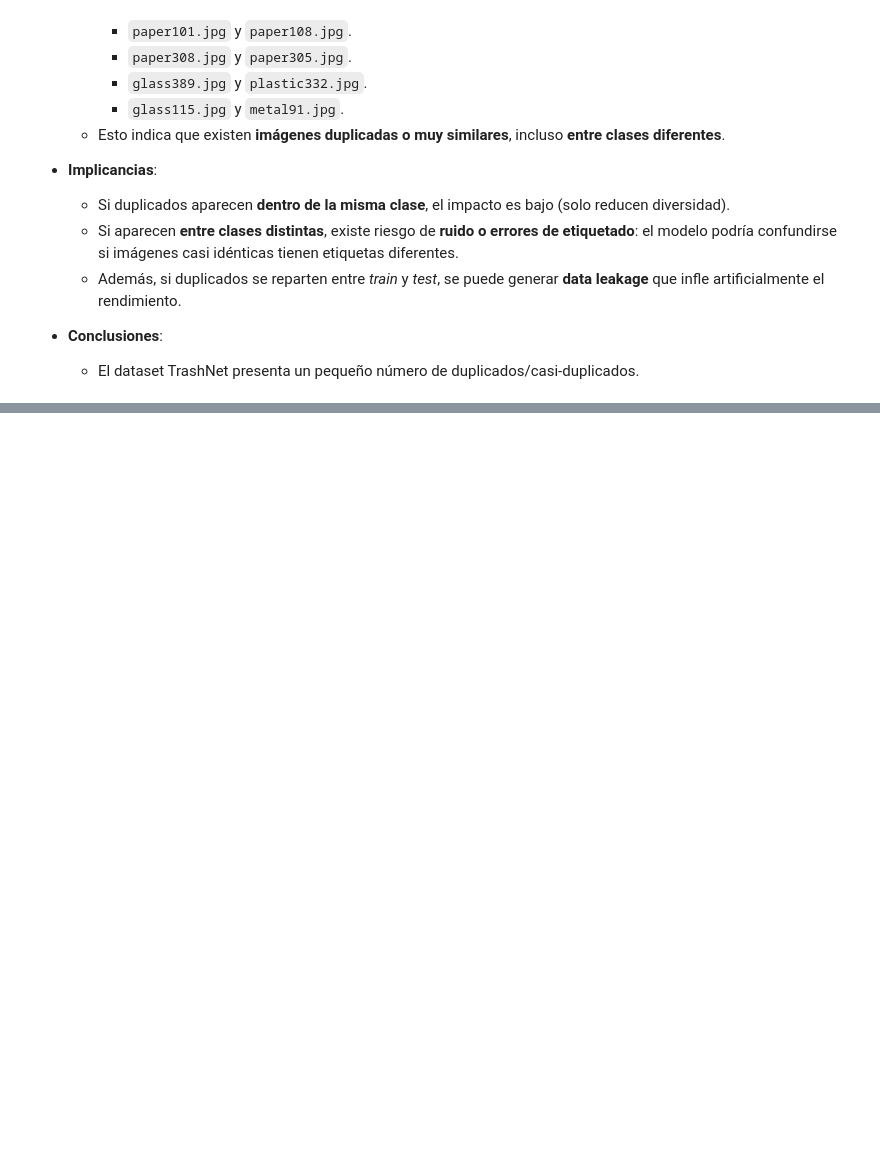
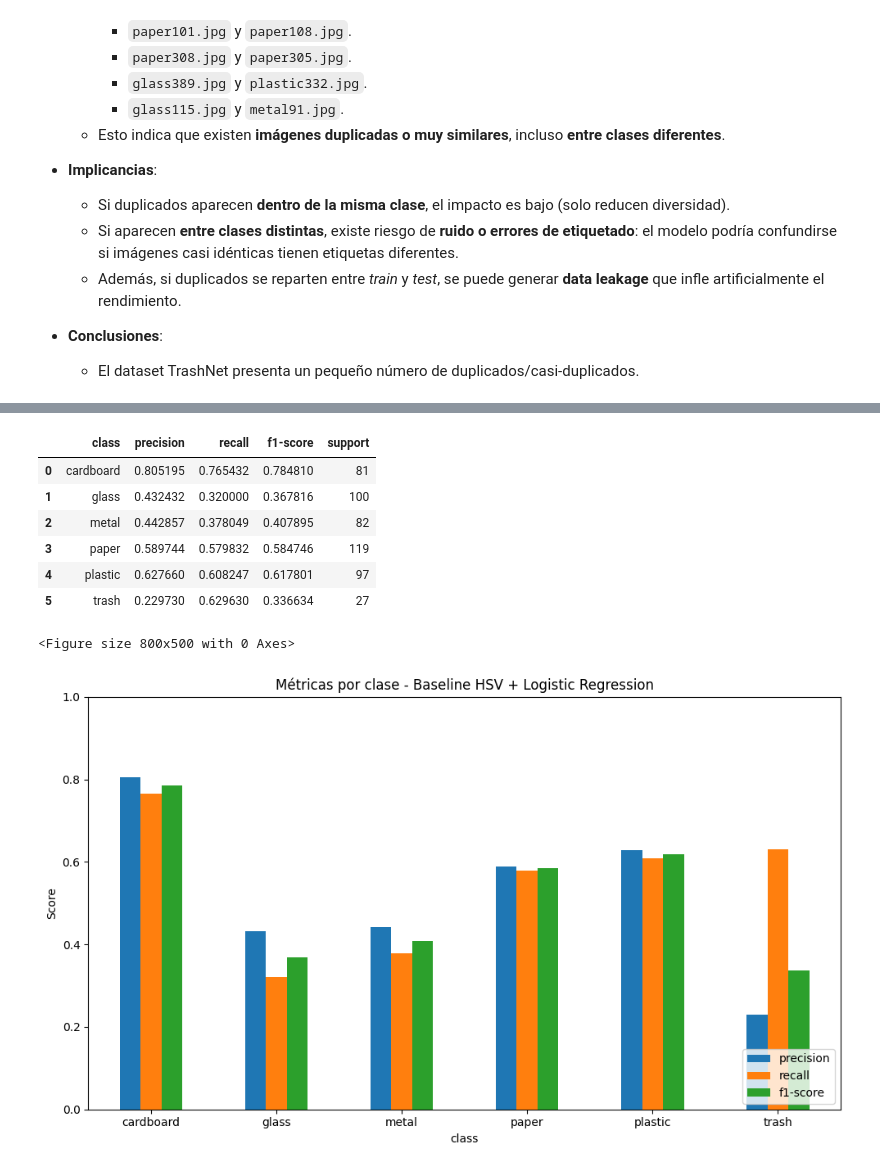
Before and after one commit to emiliano-ipa/CEIA-vpc2, a Jupyter notebook: vpc2-EDA-trashnet.ipynb, the cells around one changed output, grey strips where cells are left out. Cells and saved outputs as stored; diff of their text form; code cells hidden in the pictures; blank space fills up the shorter version.

```diff
--- a/vpc2-EDA-trashnet.ipynb
+++ b/vpc2-EDA-trashnet.ipynb
@@ -361,0 +569,35 @@ Se aplicó el hashing perceptual (pHash) sobre **todas las imágenes del dataset
+# %%
+# Calcular métricas por clase
+prec, rec, f1, support = precision_recall_fscore_support(y_test, y_pred, labels=summary["class"].tolist())
+
+metrics_df = pd.DataFrame({
+    "class": summary["class"].tolist(),
+    "precision": prec,
+    "recall": rec,
+    "f1-score": f1,
+    "support": support
+})
+
+display(metrics_df)
+
+# Plot comparativo
+plt.figure(figsize=(8,5))
+metrics_df.set_index("class")[["precision","recall","f1-score"]].plot(
+    kind="bar", figsize=(10,6), rot=0
+)
+plt.title("Métricas por clase - Baseline HSV + Logistic Regression")
+plt.ylabel("Score")
+plt.ylim(0,1)
+plt.legend(loc="lower right")
+plt.tight_layout()
+plt.show()
+# %% [output]
+|  | class | precision | recall | f1-score | support |
+| 0 | cardboard | 0.805195 | 0.765432 | 0.784810 | 81 |
+| 1 | glass | 0.432432 | 0.320000 | 0.367816 | 100 |
+| 2 | metal | 0.442857 | 0.378049 | 0.407895 | 82 |
+| 3 | paper | 0.589744 | 0.579832 | 0.584746 | 119 |
+| 4 | plastic | 0.627660 | 0.608247 | 0.617801 | 97 |
+| 5 | trash | 0.229730 | 0.629630 | 0.336634 | 27 |
+<Figure size 800x500 with 0 Axes>
+[figure, added]
```
Also changed, not shown: parts of 15 cells of this notebook, 2 other files.
